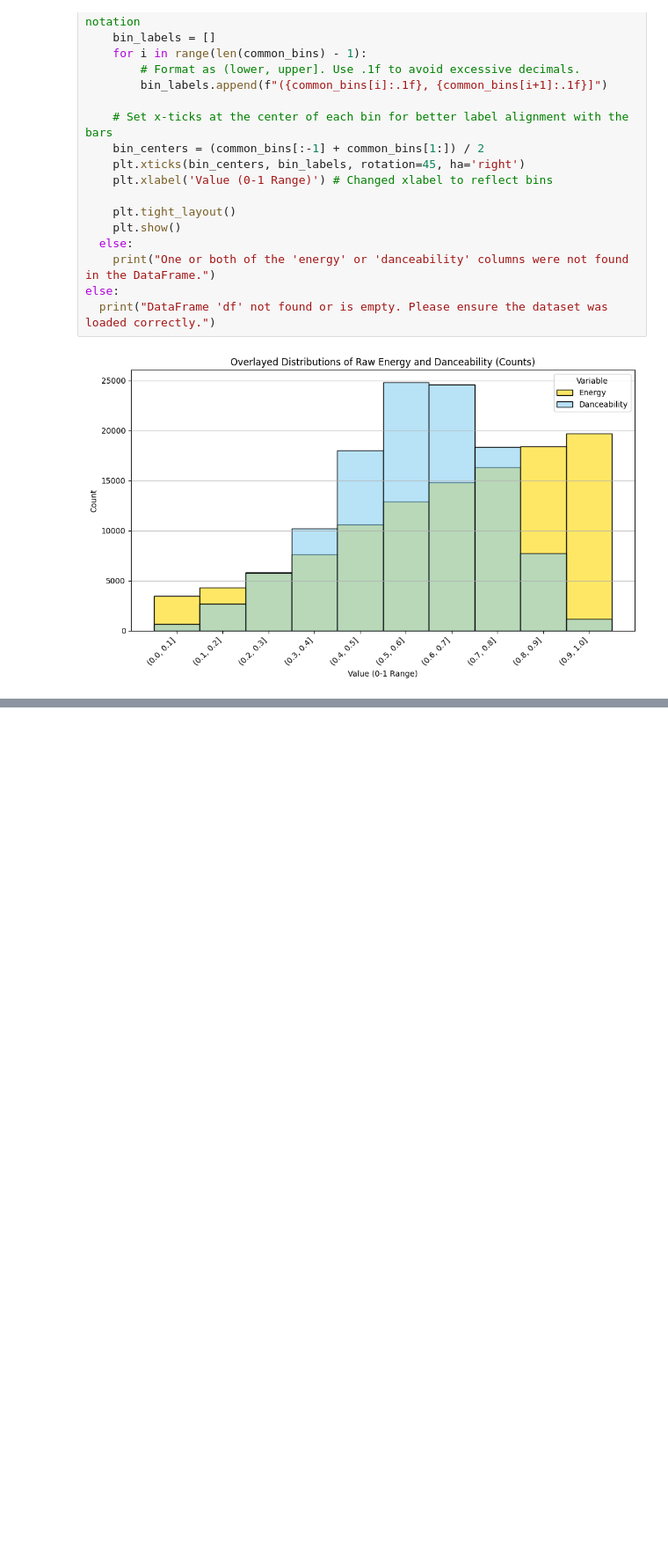
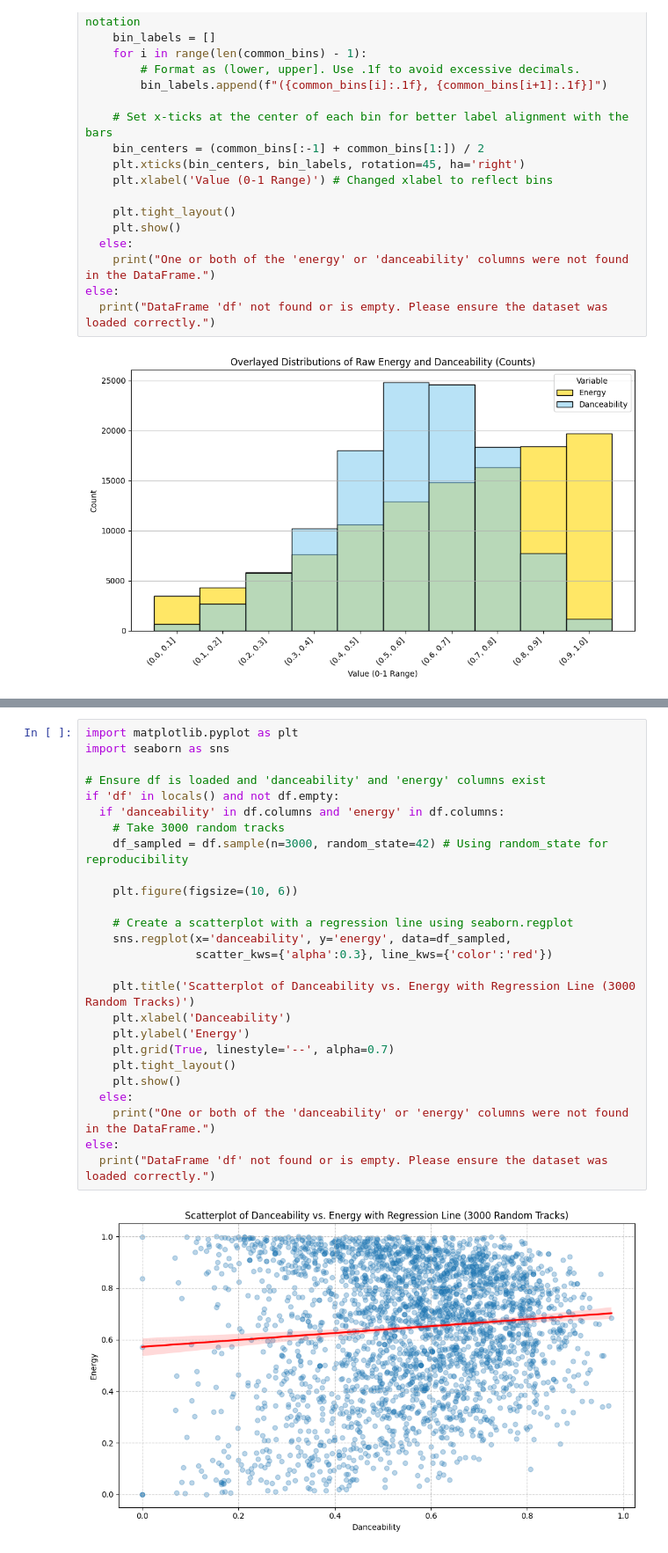
Before and after one commit to jak0110/Group-6-Project, a Jupyter notebook: GISC.ipynb, the cells around one changed output, grey strips where cells are left out. Shown at 88% size. Saved outputs shown, nothing was run; the diff lists cells and outputs as text; blank space fills up the shorter version.

```diff
--- a/GISC.ipynb
+++ b/GISC.ipynb
@@ -630,0 +725,28 @@ else:
+# %%
+import matplotlib.pyplot as plt
+import seaborn as sns
+
+# Ensure df is loaded and 'danceability' and 'energy' columns exist
+if 'df' in locals() and not df.empty:
+  if 'danceability' in df.columns and 'energy' in df.columns:
+    # Take 3000 random tracks
+    df_sampled = df.sample(n=3000, random_state=42) # Using random_state for reproducibility
+
+    plt.figure(figsize=(10, 6))
+
+    # Create a scatterplot with a regression line using seaborn.regplot
+    sns.regplot(x='danceability', y='energy', data=df_sampled,
+                scatter_kws={'alpha':0.3}, line_kws={'color':'red'})
+
+    plt.title('Scatterplot of Danceability vs. Energy with Regression Line (3000 Random Tracks)')
+    plt.xlabel('Danceability')
+    plt.ylabel('Energy')
+    plt.grid(True, linestyle='--', alpha=0.7)
+    plt.tight_layout()
+    plt.show()
+  else:
+    print("One or both of the 'danceability' or 'energy' columns were not found in the DataFrame.")
+else:
+  print("DataFrame 'df' not found or is empty. Please ensure the dataset was loaded correctly.")
+# %% [output]
+[figure, added]
```
Also changed, not shown: parts of 3 cells of this notebook.
